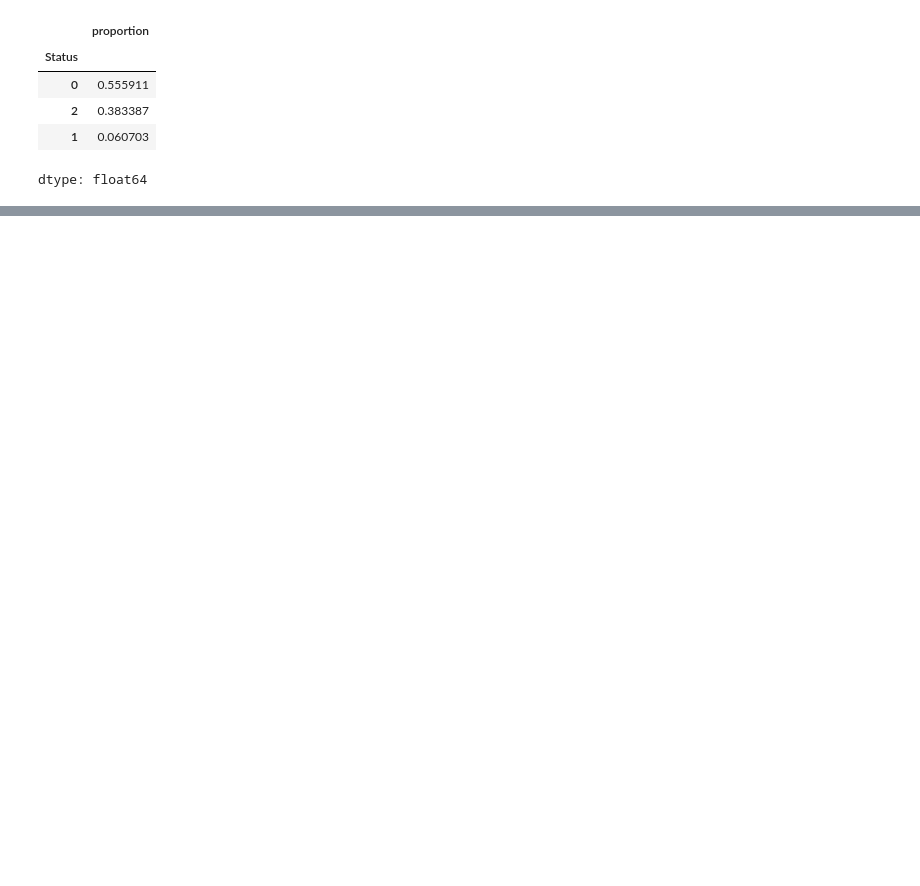
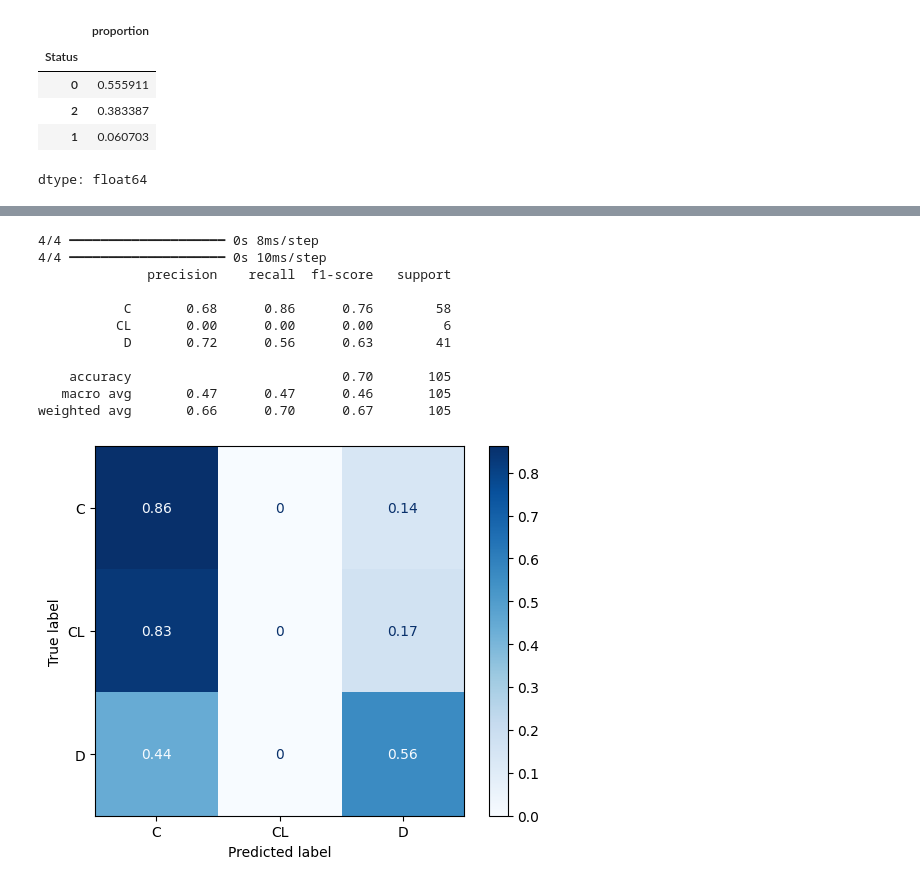
Before and after one commit to swirita/Cirrhosis-Prediction, a Jupyter notebook: Cirrhosis_Prediction.ipynb, the cells around one changed output, grey strips where cells are left out. Drawn from its saved outputs; the diff is of its cells as text; code cells hidden in the pictures; blank space fills up the shorter version.

```diff
--- a/Cirrhosis_Prediction.ipynb
+++ b/Cirrhosis_Prediction.ipynb
@@ -1585,0 +1705,25 @@ dtype: float64
+# %%
+y_pred_test = model.predict(X_test_nn)
+y_pred_test[:5]
+
+y_pred_test = model.predict(X_test_nn).argmax(axis=1)
+y_pred_test[:5]
+
+y_pred_test_labels = le.inverse_transform(y_pred_test)
+y_test_labels = le.inverse_transform(y_test_enc)
+
+print(classification_report(y_test_labels, y_pred_test_labels))
+ConfusionMatrixDisplay.from_predictions(y_test_labels, y_pred_test_labels, cmap='Blues', normalize='true');
+# %% [output]
+4/4 ━━━━━━━━━━━━━━━━━━━━ 0s 8ms/step
+4/4 ━━━━━━━━━━━━━━━━━━━━ 0s 10ms/step
+              precision    recall  f1-score   support
+
+           C       0.68      0.86      0.76        58
+          CL       0.00      0.00      0.00         6
+           D       0.72      0.56      0.63        41
+
+    accuracy                           0.70       105
+   macro avg       0.47      0.47      0.46       105
+weighted avg       0.66      0.70      0.67       105
+[figure, added]
```
Also changed, not shown: parts of 10 cells of this notebook.
